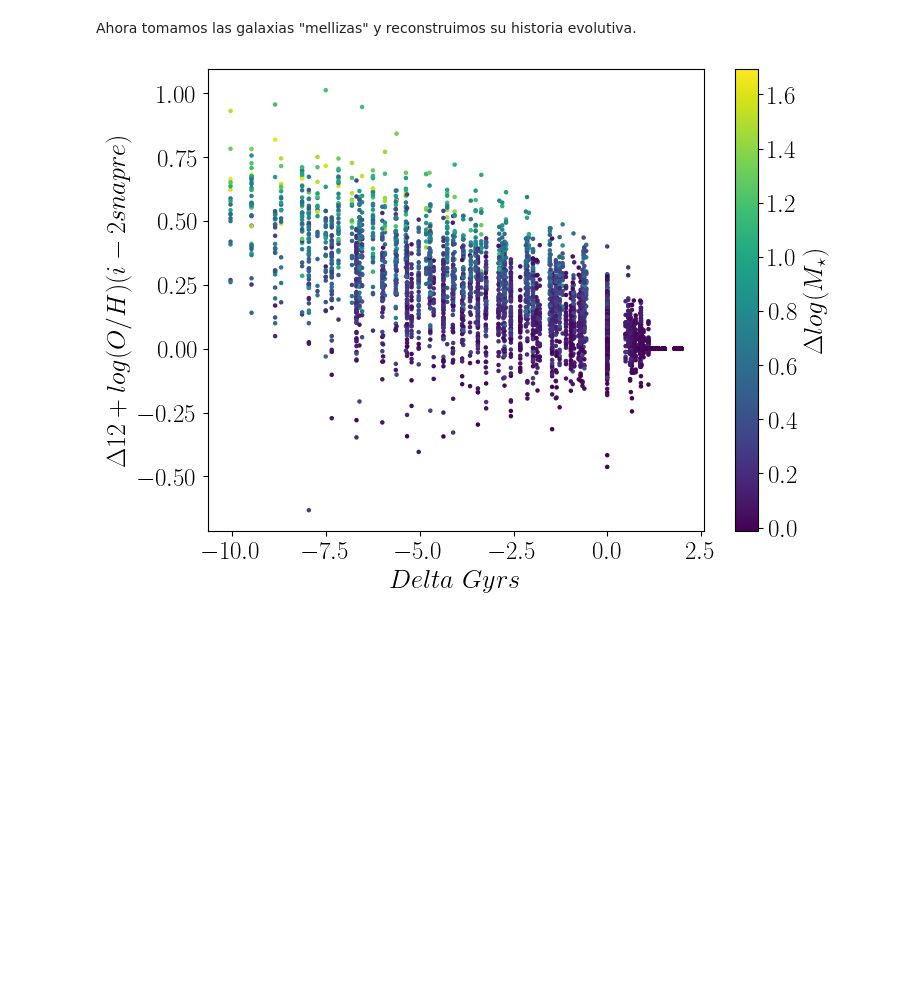
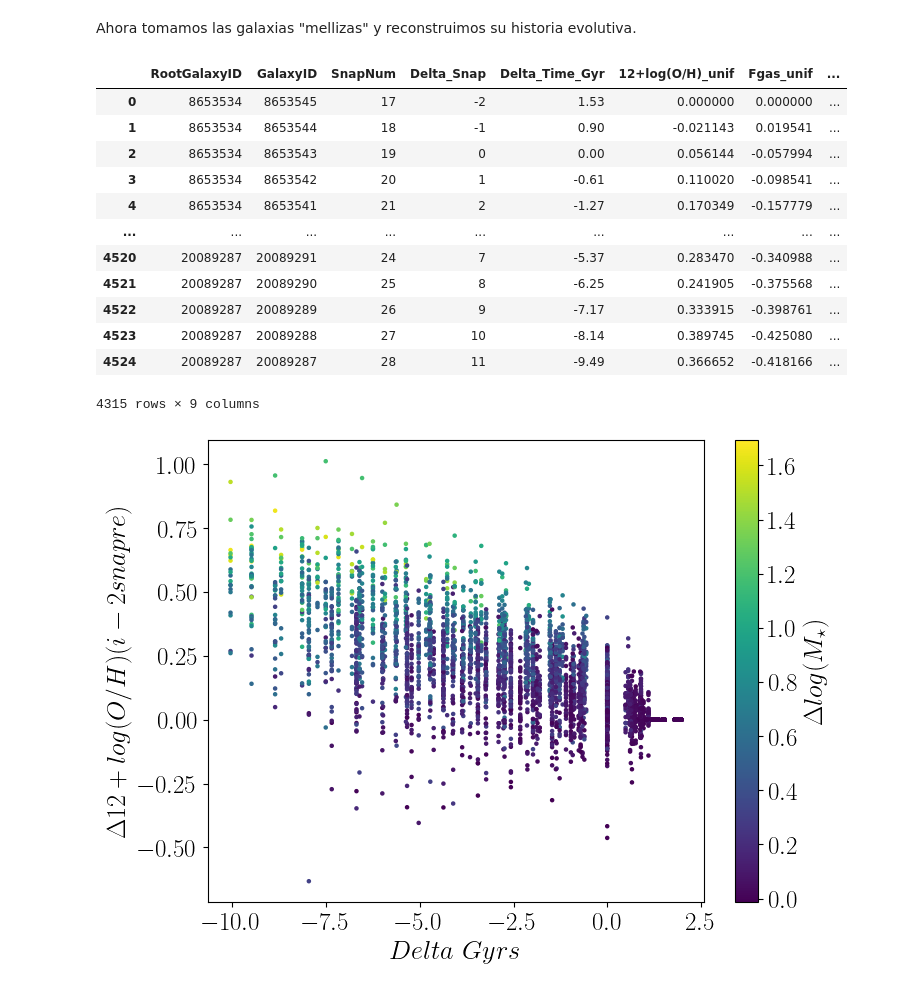
Before and after one commit to SantamariaR/Taller-Tesis-1, a Jupyter notebook: Estadistica_evolutiva.ipynb, the cells around one changed output. Saved outputs shown, nothing was run; the diff lists cells and outputs as text; code cells hidden in the pictures; blank space fills up the shorter version.

```diff
--- a/Estadistica_evolutiva.ipynb
+++ b/Estadistica_evolutiva.ipynb
@@ -558,6 +581,22 @@ hist_no_merger_final =hist_no_merger[(~hist_no_merger["RootGalaxyID"].isin([ 889
         9267523,  9760962,  9824020, 14096270,  9906769,  9944856,
        10019142, 17014995, 17060657, 17983453, 18123020, 18310326,
        10873831,  8593529]))].copy()
+# %%
+hist_no_merger_final[lista_final]
+# %% [output]
+|  | RootGalaxyID | GalaxyID | SnapNum | Delta_Snap | Delta_Time_Gyr | 12+log(O/H)_unif | Fgas_unif | ... |
+| 0 | 8653534 | 8653545 | 17 | -2 | 1.53 | 0.000000 | 0.000000 | ... |
+| 1 | 8653534 | 8653544 | 18 | -1 | 0.90 | -0.021143 | 0.019541 | ... |
+| 2 | 8653534 | 8653543 | 19 | 0 | 0.00 | 0.056144 | -0.057994 | ... |
+| 3 | 8653534 | 8653542 | 20 | 1 | -0.61 | 0.110020 | -0.098541 | ... |
+| 4 | 8653534 | 8653541 | 21 | 2 | -1.27 | 0.170349 | -0.157779 | ... |
+| ... | ... | ... | ... | ... | ... | ... | ... | ... |
+| 4520 | 20089287 | 20089291 | 24 | 7 | -5.37 | 0.283470 | -0.340988 | ... |
+| 4521 | 20089287 | 20089290 | 25 | 8 | -6.25 | 0.241905 | -0.375568 | ... |
+| 4522 | 20089287 | 20089289 | 26 | 9 | -7.17 | 0.333915 | -0.398761 | ... |
+| 4523 | 20089287 | 20089288 | 27 | 10 | -8.14 | 0.389745 | -0.425080 | ... |
+| 4524 | 20089287 | 20089287 | 28 | 11 | -9.49 | 0.366652 | -0.418166 | ... |
+4315 rows × 9 columns
 # %%
 xvar = hist_no_merger_final["Delta_Time_Gyr"]
 yvar = hist_no_merger_final["12+log(O/H)_unif"]
```
Also changed, not shown: parts of 16 cells of this notebook.
